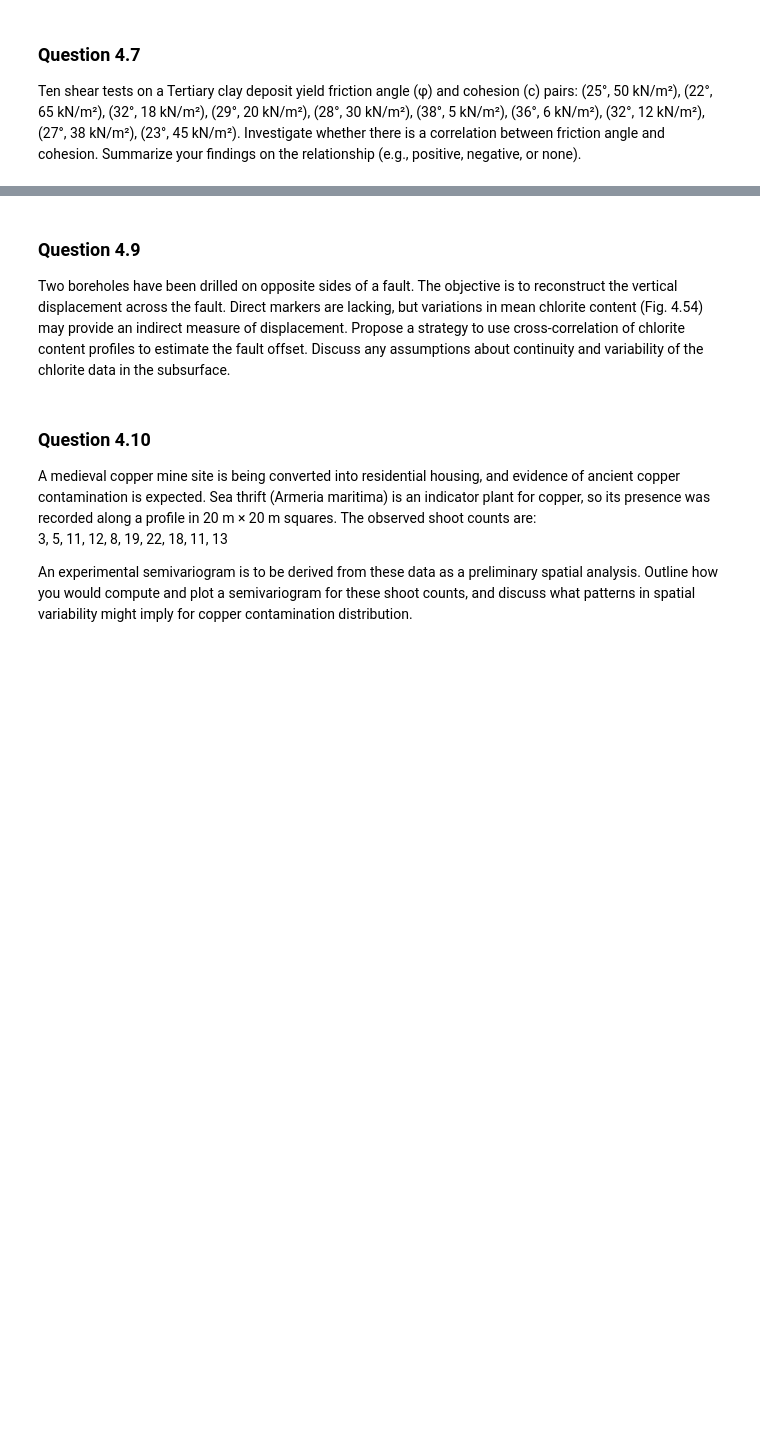
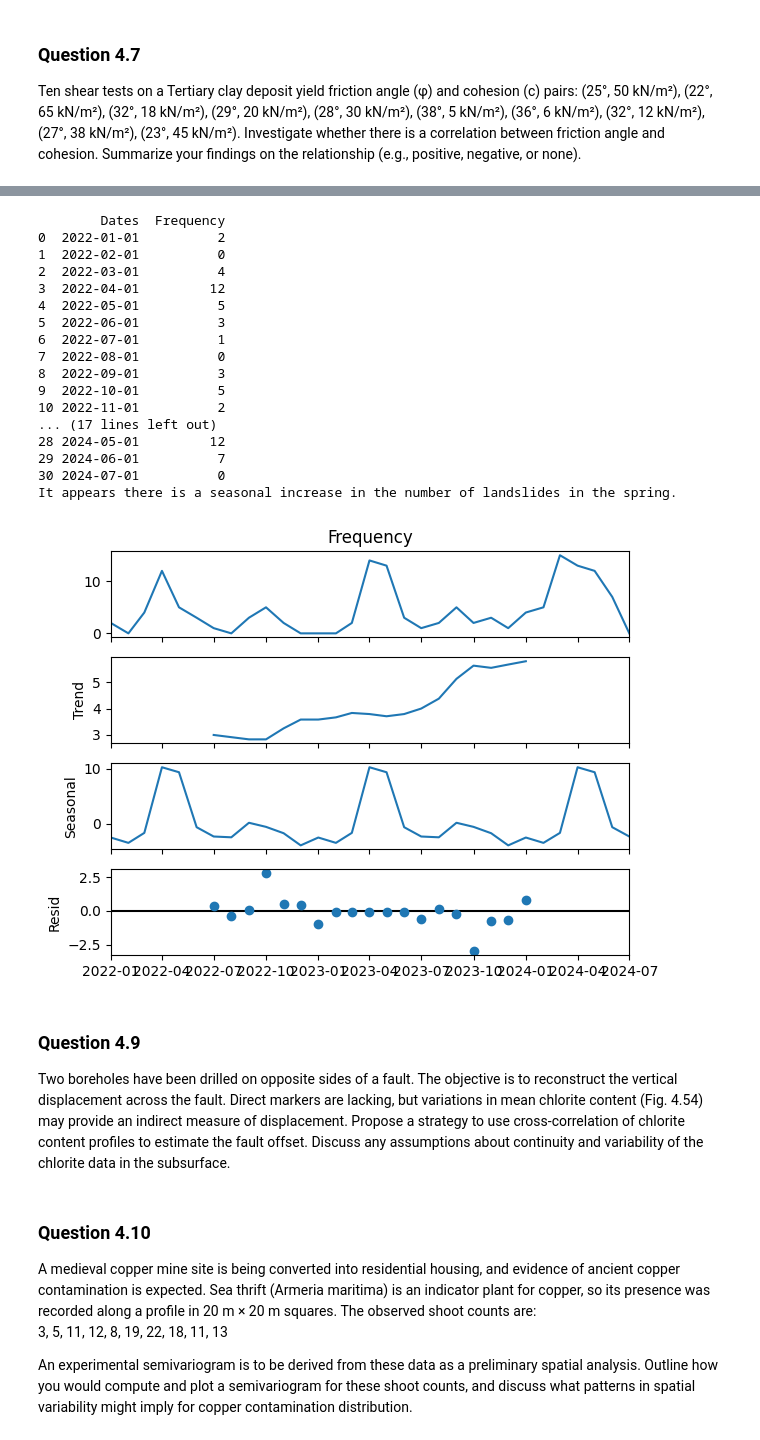
Before and after one commit to iGeology-Illinois/geol-581-module-3-principles-of-uncertainty-chapter-4-Kareaux, a Jupyter notebook: GEOL581_M3StatsHW.ipynb, the cells around one changed output, grey strips where cells are left out. Drawn from its saved outputs; the diff is of its cells as text; code cells hidden in the pictures; blank space fills up the shorter version.

```diff
--- a/GEOL581_M3StatsHW.ipynb
+++ b/GEOL581_M3StatsHW.ipynb
@@ -249,16 +316,52 @@ Monthly landslide frequency in a mountain region is documented in a histogram (F
 # %%
 # Hints and Starting Code for Question 4.8
 
 import numpy as np
 import pandas as pd
 import matplotlib.pyplot as plt
 from statsmodels.tsa.seasonal import seasonal_decompose
 
 # Approach Hints:
 # 1. Represent the monthly frequency data in a time series format.
 # 2. Use time-series analysis, e.g., seasonal_decompose from statsmodels, to detect seasonality.
 # 3. Alternatively, consider hypothesis tests for randomness or periodicity (e.g. autocorrelation plots).
 # 4. Visualize the data to check for any repeating patterns across months or seasons.
+
+#Entering Data
+dates = pd.date_range(start= "2022", periods=31, freq='MS')
+
+Frequency = pd.Series([2, 0, 4, 12, 5, 3, 1, 0, 3, 5, 2, 0, 0, 0, 2, 14, 13, 3, 1, 2, 5, 2, 3, 1, 4, 5, 15, 13, 12, 7, 0])
+
+df1 = pd.DataFrame({'Dates': dates, 'Frequency': Frequency})
+print(df1)
+
+# Setting 'Dates' as index
+df1.set_index('Dates', inplace=True)
+
+result = seasonal_decompose(df1['Frequency'], model='additive', period=12)
+
+result.plot()
+
+print("It appears there is a seasonal increase in the number of landslides in the spring.")
+# %% [output]
+        Dates  Frequency
+0  2022-01-01          2
+1  2022-02-01          0
+2  2022-03-01          4
+3  2022-04-01         12
+4  2022-05-01          5
+5  2022-06-01          3
+6  2022-07-01          1
+7  2022-08-01          0
+8  2022-09-01          3
+9  2022-10-01          5
+10 2022-11-01          2
+... (17 lines left out)
+28 2024-05-01         12
+29 2024-06-01          7
+30 2024-07-01          0
+It appears there is a seasonal increase in the number of landslides in the spring.
+[figure, added]
 # %% [markdown]
 ### Question 4.9
 Two boreholes have been drilled on opposite sides of a fault. The objective is to reconstruct the vertical displacement across the fault. Direct markers are lacking, but variations in mean chlorite content (Fig. 4.54) may provide an indirect measure of displacement. Propose a strategy to use cross-correlation of chlorite content profiles to estimate the fault offset. Discuss any assumptions about continuity and variability of the chlorite data in the subsurface.
```
Also changed, not shown: parts of 4 cells of this notebook.
